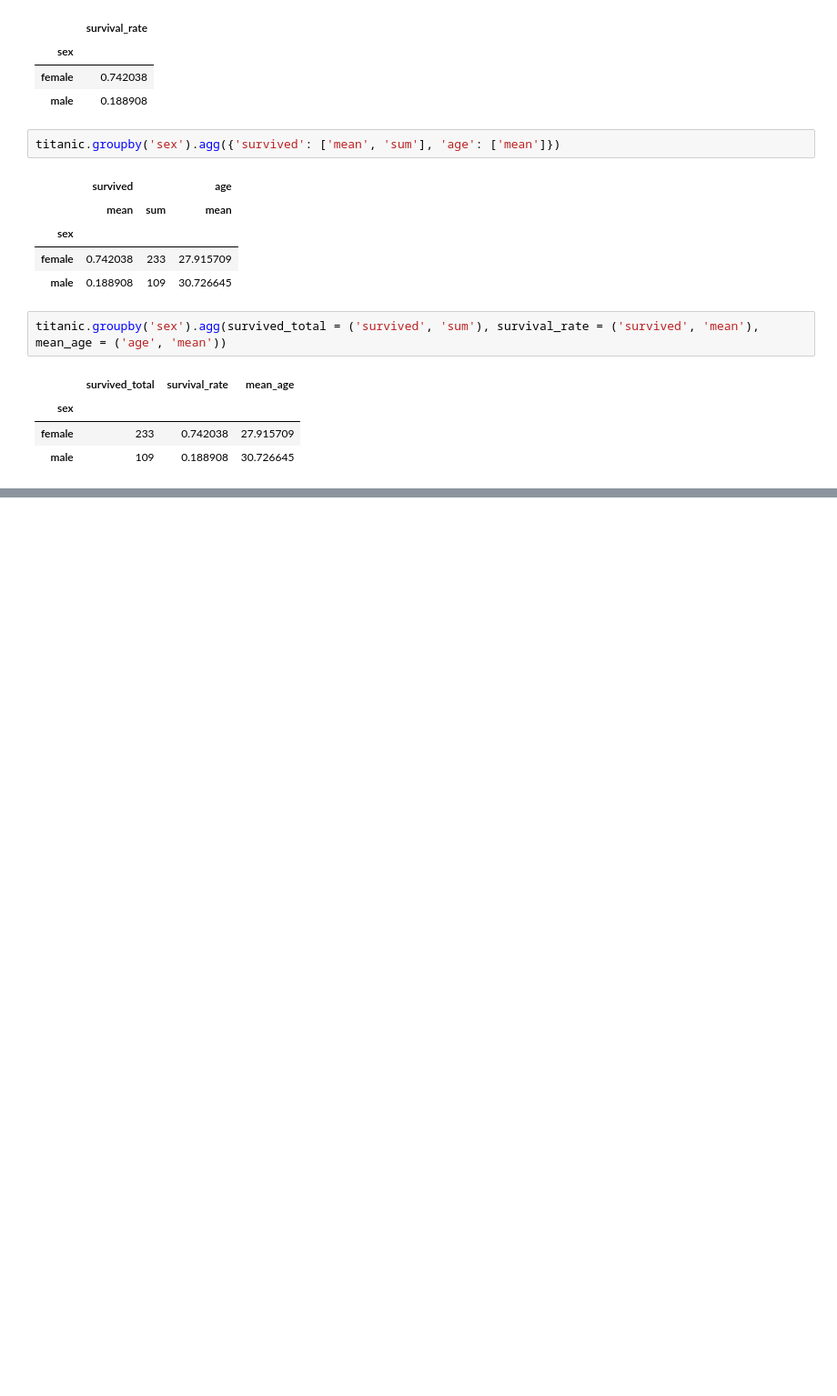
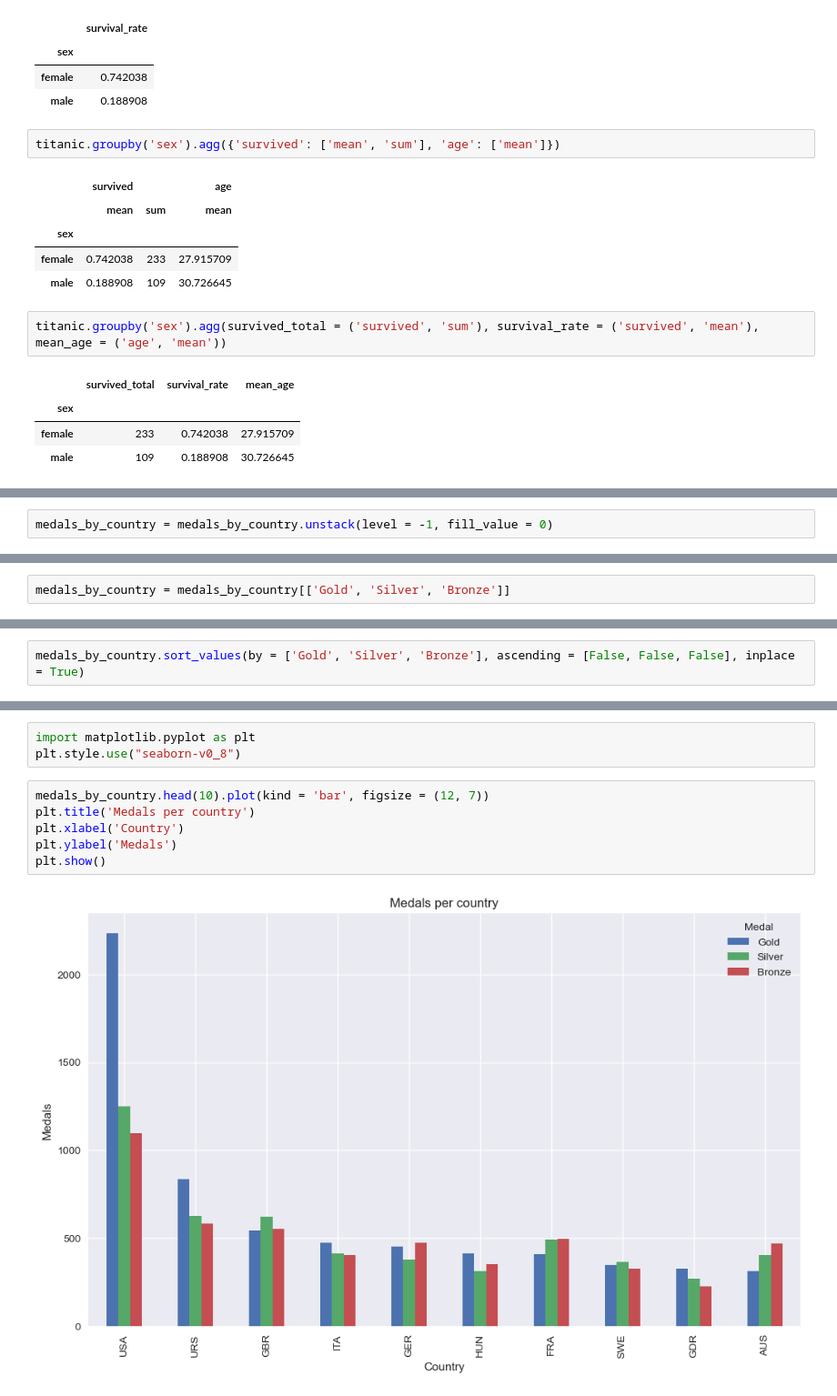
Before and after one commit to alchemistbg/udemy-the-complete-pandas-bootcamp, a Jupyter notebook: Section-15/GroupBy_Operations.ipynb, the cells around one changed output, grey strips where cells are left out. Shown: that part at 91% size. Drawn from its saved outputs; the diff is of its cells as text; blank space fills up the shorter version.

```diff
--- a/Section-15/GroupBy_Operations.ipynb
+++ b/Section-15/GroupBy_Operations.ipynb
@@ -301,0 +1276,2 @@ titanic.groupby('sex').agg(survived_total = ('survived', 'sum'), survival_rate =
+# %%
+medals_by_country = medals_by_country.unstack(level = -1, fill_value = 0)
@@ -301,0 +1303,2 @@ titanic.groupby('sex').agg(survived_total = ('survived', 'sum'), survival_rate =
+# %%
+medals_by_country = medals_by_country[['Gold', 'Silver', 'Bronze']]
@@ -301,0 +1315,2 @@ titanic.groupby('sex').agg(survived_total = ('survived', 'sum'), survival_rate =
+# %%
+medals_by_country.sort_values(by = ['Gold', 'Silver', 'Bronze'], ascending = [False, False, False], inplace = True)
@@ -301,0 +1332,11 @@ titanic.groupby('sex').agg(survived_total = ('survived', 'sum'), survival_rate =
+# %%
+import matplotlib.pyplot as plt
+plt.style.use("seaborn-v0_8")
+# %%
+medals_by_country.head(10).plot(kind = 'bar', figsize = (12, 7))
+plt.title('Medals per country')
+plt.xlabel('Country')
+plt.ylabel('Medals')
+plt.show()
+# %% [output]
+[figure, added]
```
Also changed, not shown: parts of 135 cells of this notebook, 2 other files.
